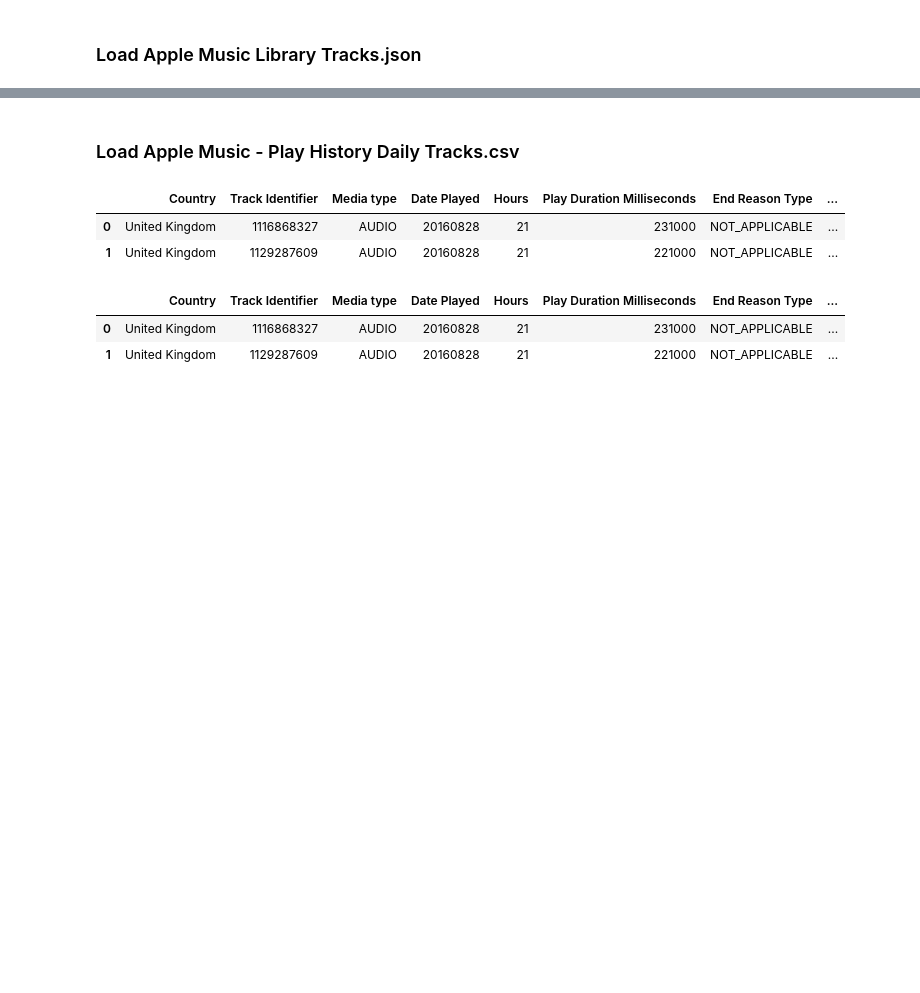
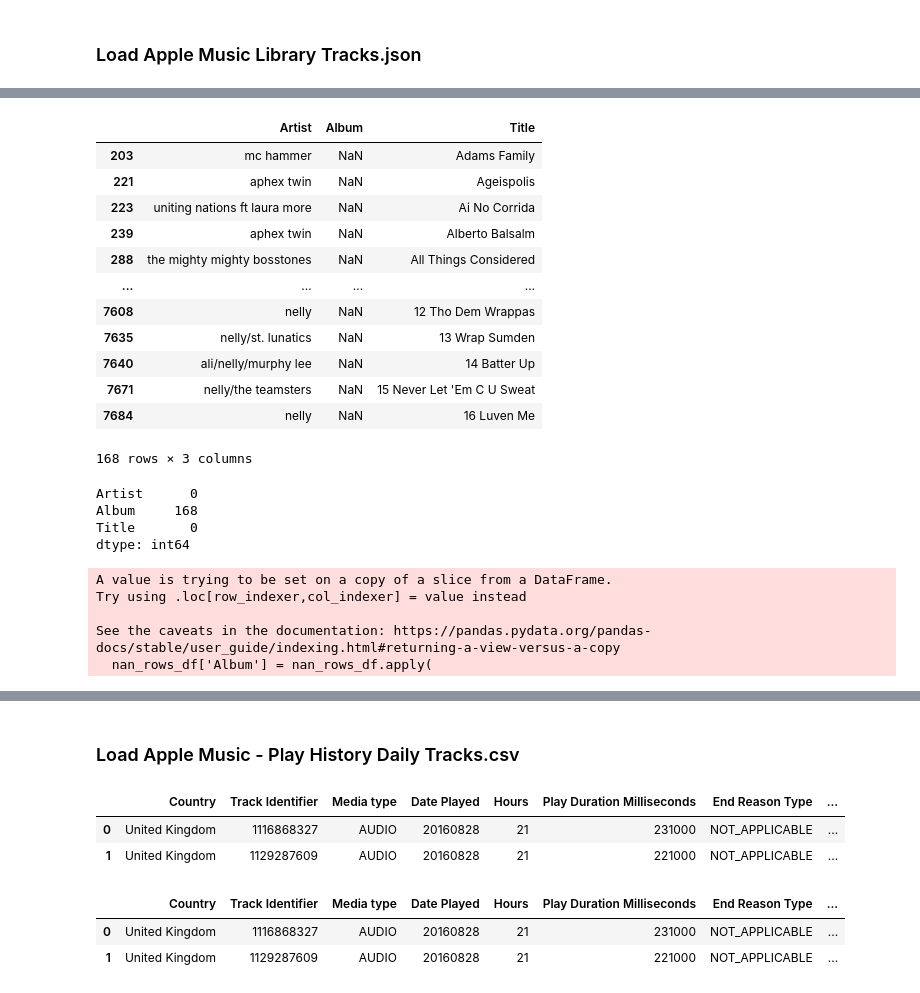
Before and after one commit to ftaylor101/spotify, a Jupyter notebook: apple_vis.ipynb, the cells around one changed output, grey strips where cells are left out. Cells and saved outputs as stored; diff of their text form; code cells hidden in the pictures; blank space fills up the shorter version.

```diff
--- a/apple_vis.ipynb
+++ b/apple_vis.ipynb
@@ -64,0 +154,4 @@ def get_genre(artist: str) -> list:
+# %%
+tmp_artist_album_song_df = library_tracks[["Artist", "Album", "Title"]]
+# %%
+artist_album_song_df = tmp_artist_album_song_df.drop_duplicates()
@@ -64,0 +166,2 @@ def get_genre(artist: str) -> list:
+# %%
+artist_album_song_df.dropna(subset=['Artist'], inplace=True)
@@ -64,0 +181,36 @@ def get_genre(artist: str) -> list:
+# %%
+nan_rows_df = artist_album_song_df[artist_album_song_df.isna().any(axis=1)]
+# %%
+nan_rows_df
+# %% [output]
+|  | Artist | Album | Title |
+| 203 | mc hammer | NaN | Adams Family |
+| 221 | aphex twin | NaN | Ageispolis |
+| 223 | uniting nations ft laura more | NaN | Ai No Corrida |
+| 239 | aphex twin | NaN | Alberto Balsalm |
+| 288 | the mighty mighty bosstones | NaN | All Things Considered |
+| ... | ... | ... | ... |
+| 7608 | nelly | NaN | 12 Tho Dem Wrappas |
+| 7635 | nelly/st. lunatics | NaN | 13 Wrap Sumden |
+| 7640 | ali/nelly/murphy lee | NaN | 14 Batter Up |
+| 7671 | nelly/the teamsters | NaN | 15 Never Let 'Em C U Sweat |
+| 7684 | nelly | NaN | 16 Luven Me |
+168 rows × 3 columns
+# %%
+nan_rows_df.isna().sum()
+# %% [output]
+Artist      0
+Album     168
+Title       0
+dtype: int64
+# %%
+nan_rows_df['Album'] = nan_rows_df.apply(
+    lambda x: get_album(x['Artist'], x['Title']) if pd.isna(x["Album"]) else x["Album"],
+    axis=1
+)
+# %% [output]
+A value is trying to be set on a copy of a slice from a DataFrame.
+Try using .loc[row_indexer,col_indexer] = value instead
+
+See the caveats in the documentation: https://pandas.pydata.org/pandas-docs/stable/user_guide/indexing.html#returning-a-view-versus-a-copy
+  nan_rows_df['Album'] = nan_rows_df.apply(
```
Also changed, not shown: parts of 52 cells of this notebook.
